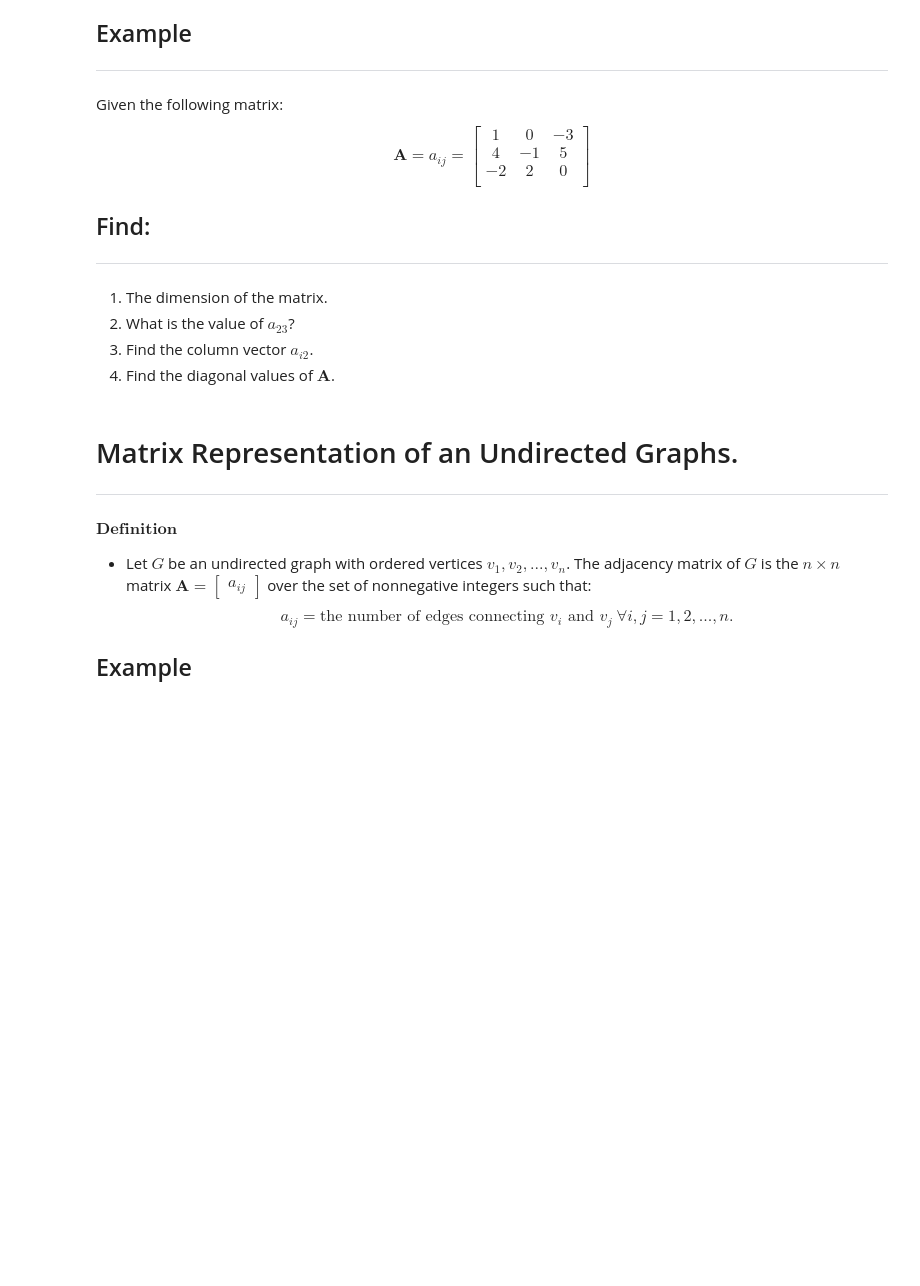
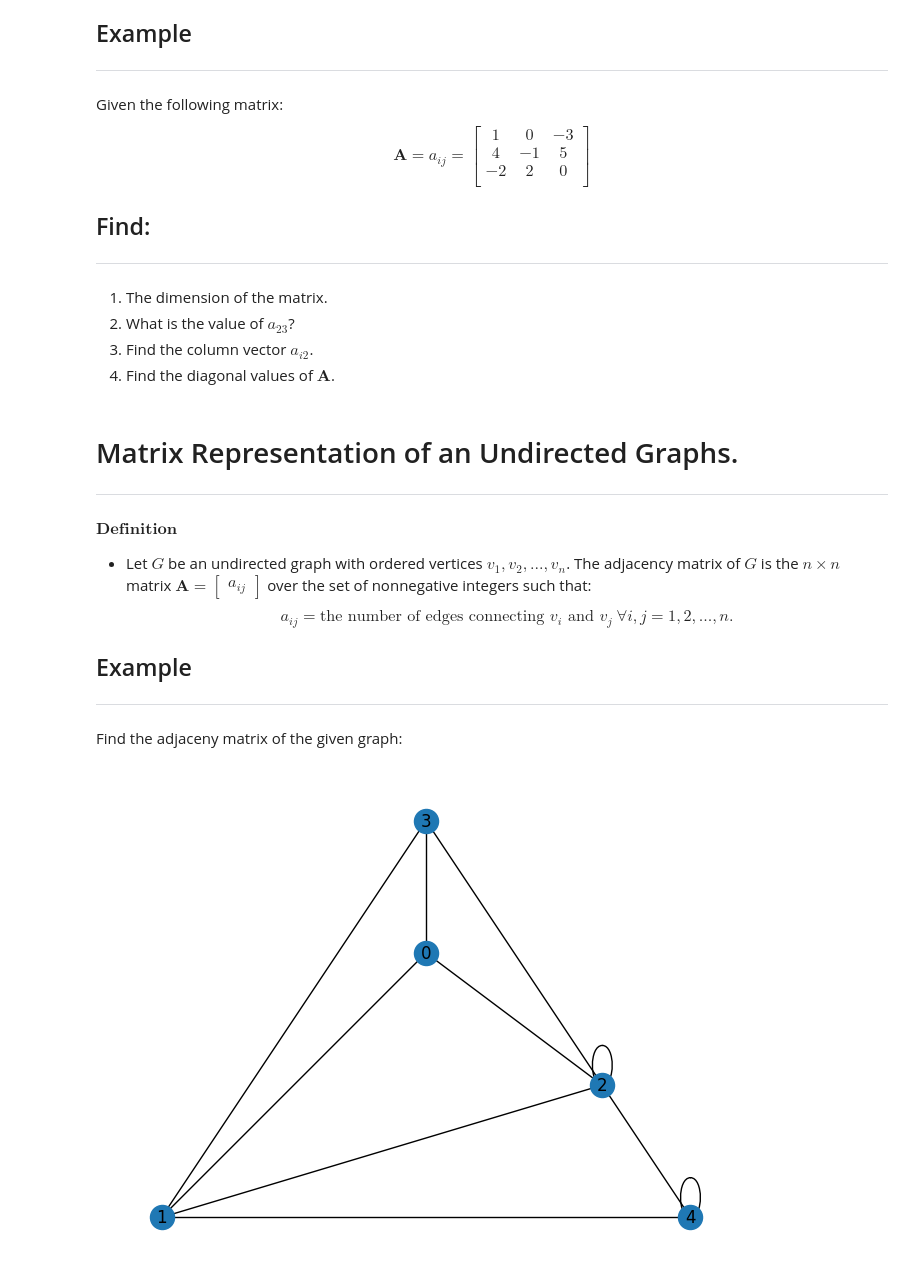
Before and after one commit to gerard-ompad/Discrete_Math_2, a Jupyter notebook: Lecture_4/GRAPH_THEORY_2.ipynb, the cells around one changed output. Drawn from its saved outputs; the diff is of its cells as text; code cells hidden in the pictures; blank space fills up the shorter version.

```diff
--- a/Lecture_4/GRAPH_THEORY_2.ipynb
+++ b/Lecture_4/GRAPH_THEORY_2.ipynb
@@ -56,3 +56,21 @@ a_{ij} = \text{the number of edges connecting } v_i \text{ and } v_j \ \forall i
 \end{equation}
 
 ## Example
+---
+Find the adjaceny matrix of the given graph:
+# %%
+import matplotlib.pyplot as plt
+import networkx as nx
+n = 4  # 10 nodes
+m = 6  # 20 edges
+
+# Use seed for reproducibility
+G = nx.gnm_random_graph(n, m, seed=seed)
+# Add self-loops to the remaining nodes
+edgelist = [(1,2),(1,4),(2,2), (2,3),(2,4),(4,4)]
+G.add_edges_from(edgelist)
+pos = nx.planar_layout(G)  # Seed for reproducible layout
+nx.draw(G, pos=pos,with_labels=True)
+plt.show()
+# %% [output]
+[figure, added]
```
Also changed, not shown: parts of 19 cells of this notebook, 3 other files.
